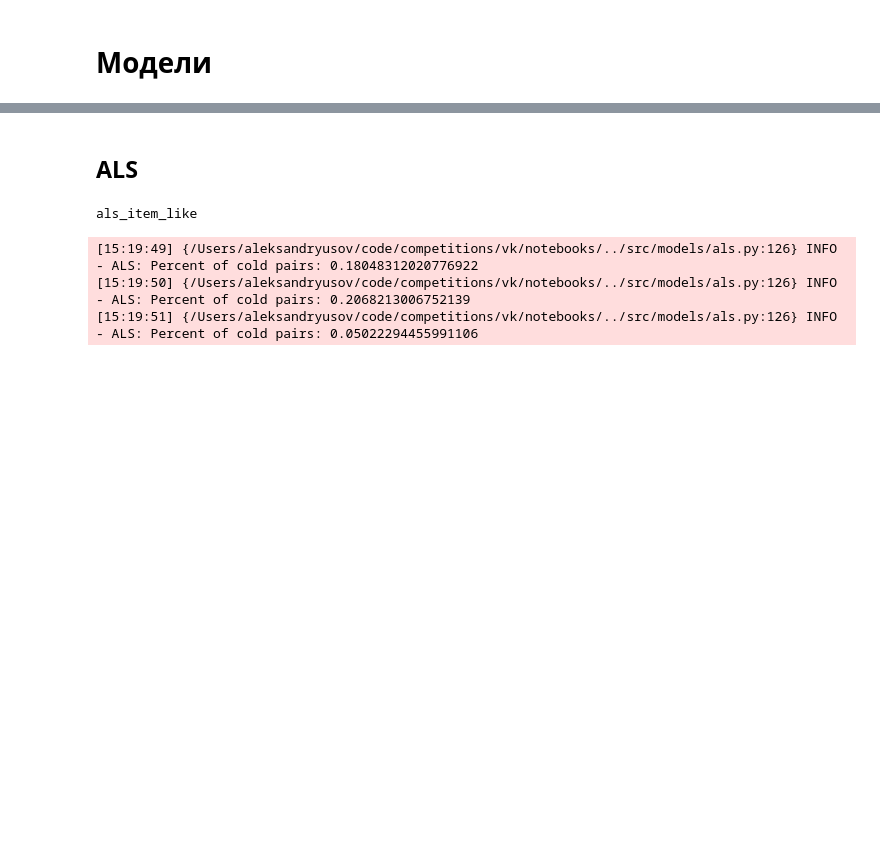
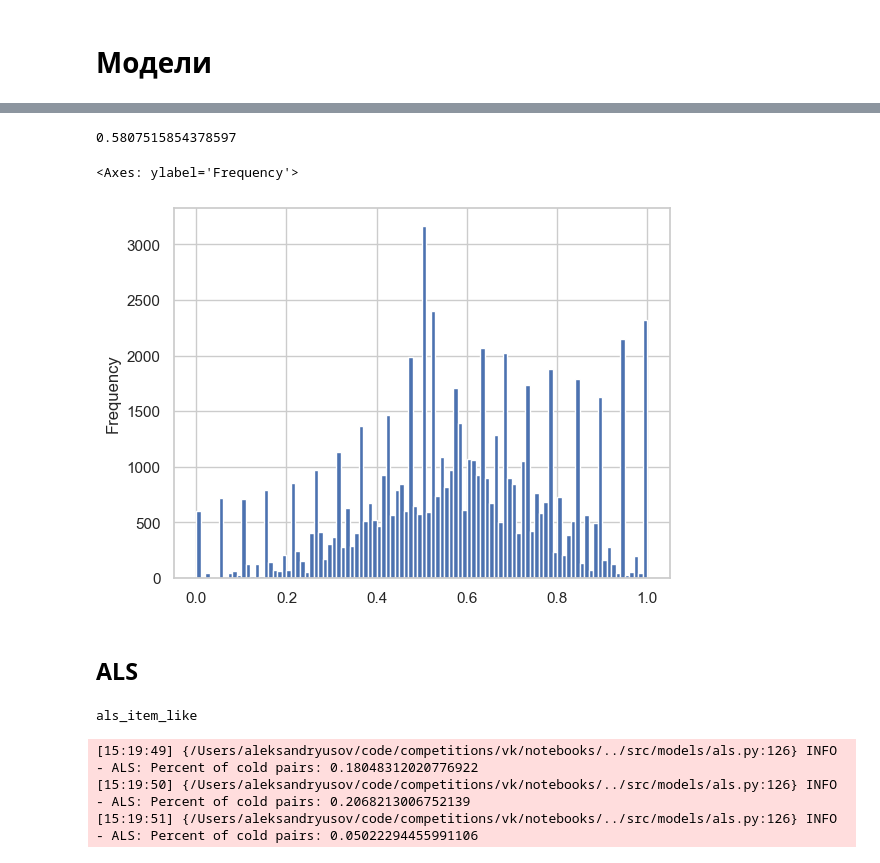
Before and after one commit to Muhamob/vk-recsys-challenge-2024, a Jupyter notebook: notebooks/test_script.ipynb, the cells around one changed output, grey strips where cells are left out. Drawn from its saved outputs; the diff is of its cells as text; code cells hidden in the pictures; blank space fills up the shorter version.

Commit message:
Add lightfm model

```diff
--- a/notebooks/test_script.ipynb
+++ b/notebooks/test_script.ipynb
@@ -143,0 +153,26 @@ shape: (12_394, 8)
+# %%
+from src.models.lightfm import LFMModel
+
+
+model = LFMModel(n_features=96, n_epochs=30, verbose=2)
+model.fit(train_als_like_item)
+
+metrics_final = calc_user_auc(
+    df=(
+        (
+            datasets["test_df"]
+            .with_columns(
+                (pl.col("like").cast(int) - pl.col("dislike").cast(int)).alias("target")
+            )
+            .select("user_id", "item_id", "target")
+        )
+        .join(model.predict_proba(datasets["test_df"].select("user_id", "item_id")), how="left", on=["user_id", "item_id"])
+    ),
+    predict_col="predict",
+    target_col="target"
+)
+
+print(metrics_final["rocauc"].mean())
+
+metrics_final["rocauc"].to_pandas().plot.hist(bins=100)
+# %% [output]
@@ -144,3 +180,6 @@ shape: (12_394, 8)
+0.5807515854378597
+<Axes: ylabel='Frequency'>
+[figure, added]
 # %% [markdown]
 ## ALS
 # %%
```
Also changed, not shown: parts of 3 cells of this notebook, 2 other files.
